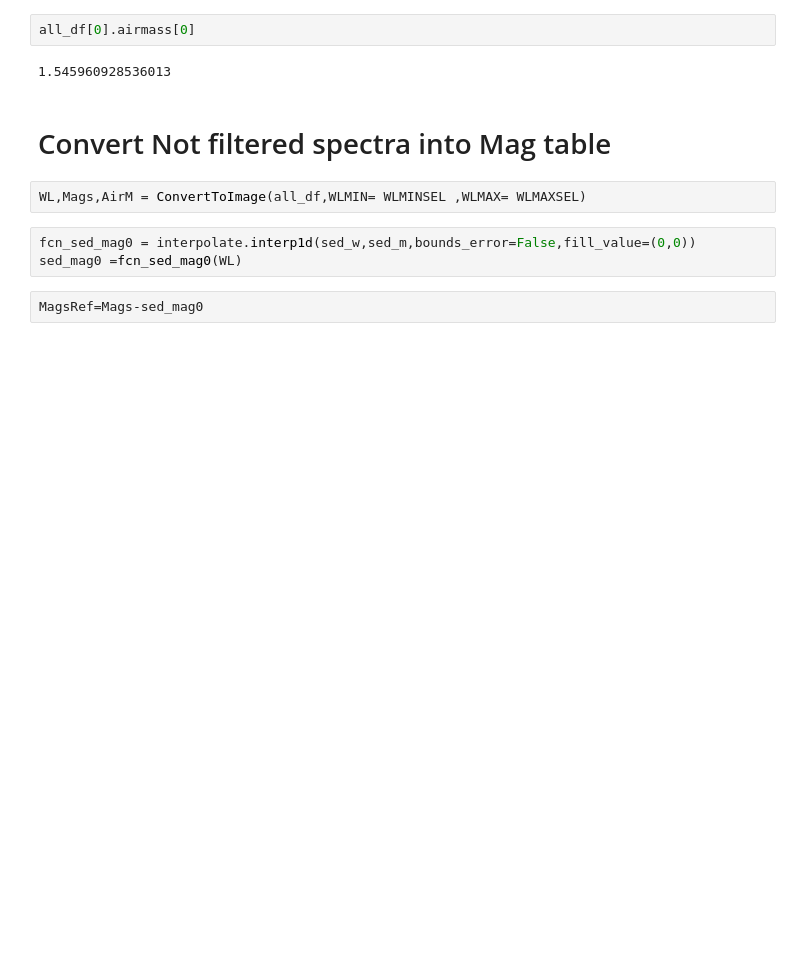
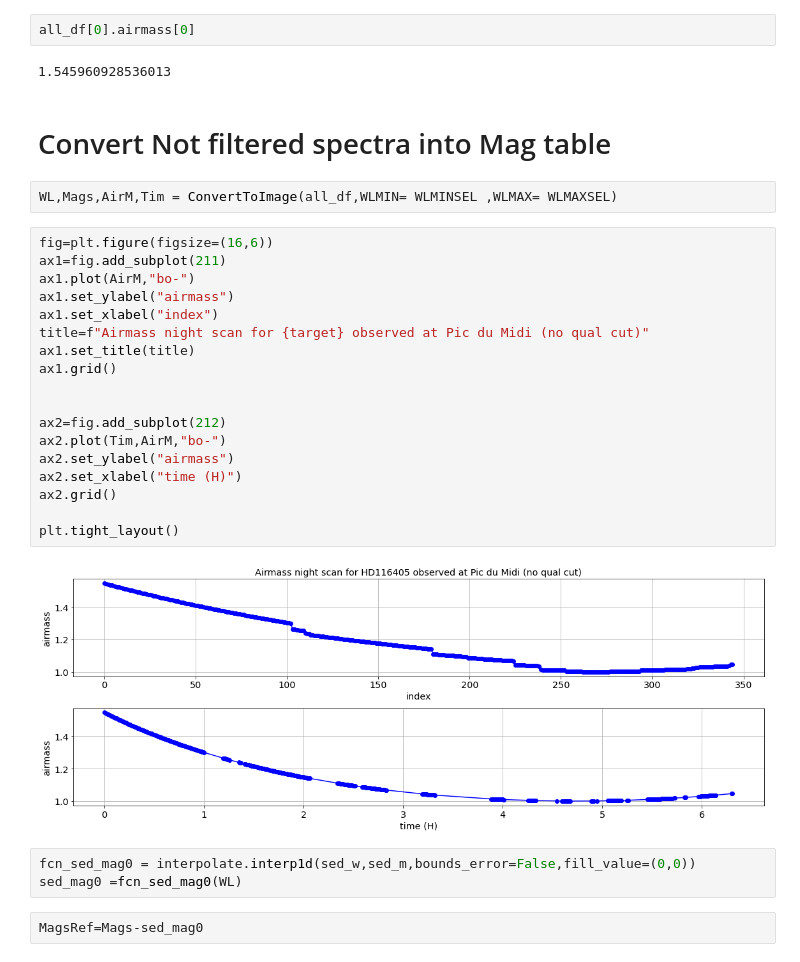
Before and after one commit to sylvielsstfr/PhotomCorrectAuxTel, a Jupyter notebook: analysis/MLfit_gp_data/ViewPDMData.ipynb, the cells around one changed output. Cells and saved outputs as stored; diff of their text form; blank space fills up the shorter version.

```diff
--- a/analysis/MLfit_gp_data/ViewPDMData.ipynb
+++ b/analysis/MLfit_gp_data/ViewPDMData.ipynb
@@ -389,7 +516,27 @@ all_df[0].airmass[0]
 # %% [markdown]
 # Convert Not filtered spectra into Mag table
 # %%
-WL,Mags,AirM = ConvertToImage(all_df,WLMIN= WLMINSEL ,WLMAX= WLMAXSEL)
+WL,Mags,AirM,Tim = ConvertToImage(all_df,WLMIN= WLMINSEL ,WLMAX= WLMAXSEL)
+# %%
+fig=plt.figure(figsize=(16,6))
+ax1=fig.add_subplot(211)
+ax1.plot(AirM,"bo-")
+ax1.set_ylabel("airmass")
+ax1.set_xlabel("index")
+title=f"Airmass night scan for {target} observed at Pic du Midi (no qual cut)"
+ax1.set_title(title)
+ax1.grid()
+
+
+ax2=fig.add_subplot(212)
+ax2.plot(Tim,AirM,"bo-")
+ax2.set_ylabel("airmass")
+ax2.set_xlabel("time (H)")
+ax2.grid()
+
+plt.tight_layout()
+# %% [output]
+[figure, added]
 # %%
 fcn_sed_mag0 = interpolate.interp1d(sed_w,sed_m,bounds_error=False,fill_value=(0,0))
 sed_mag0 =fcn_sed_mag0(WL)
```
Also changed, not shown: parts of 20 cells of this notebook.
